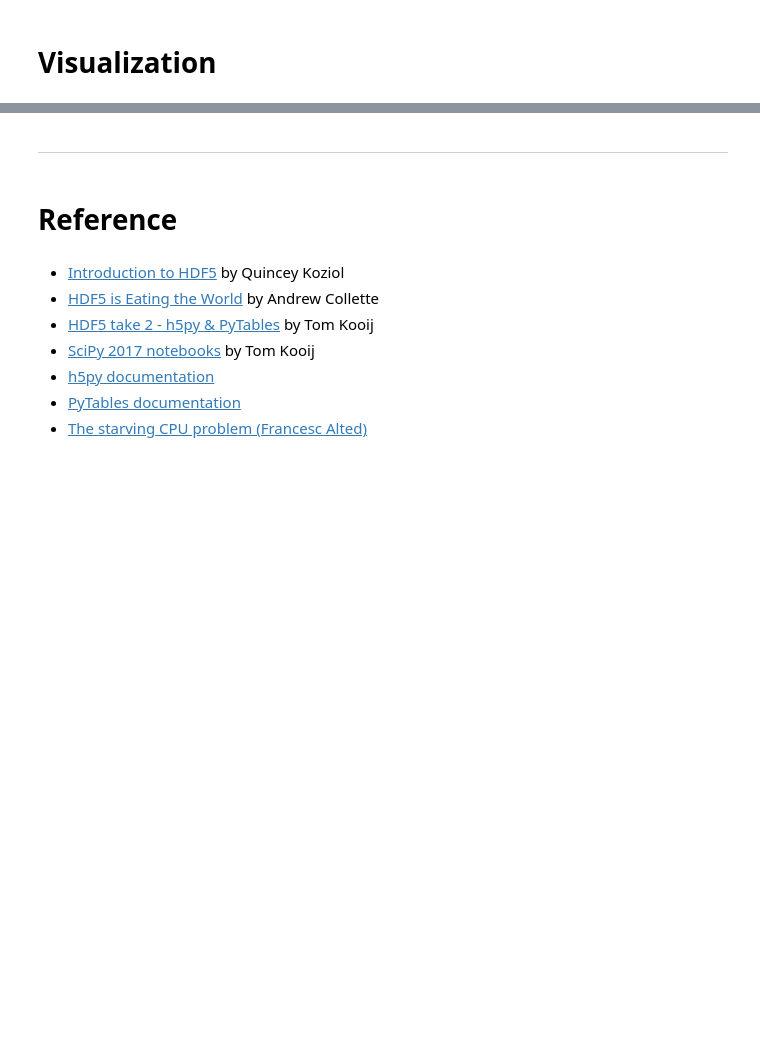
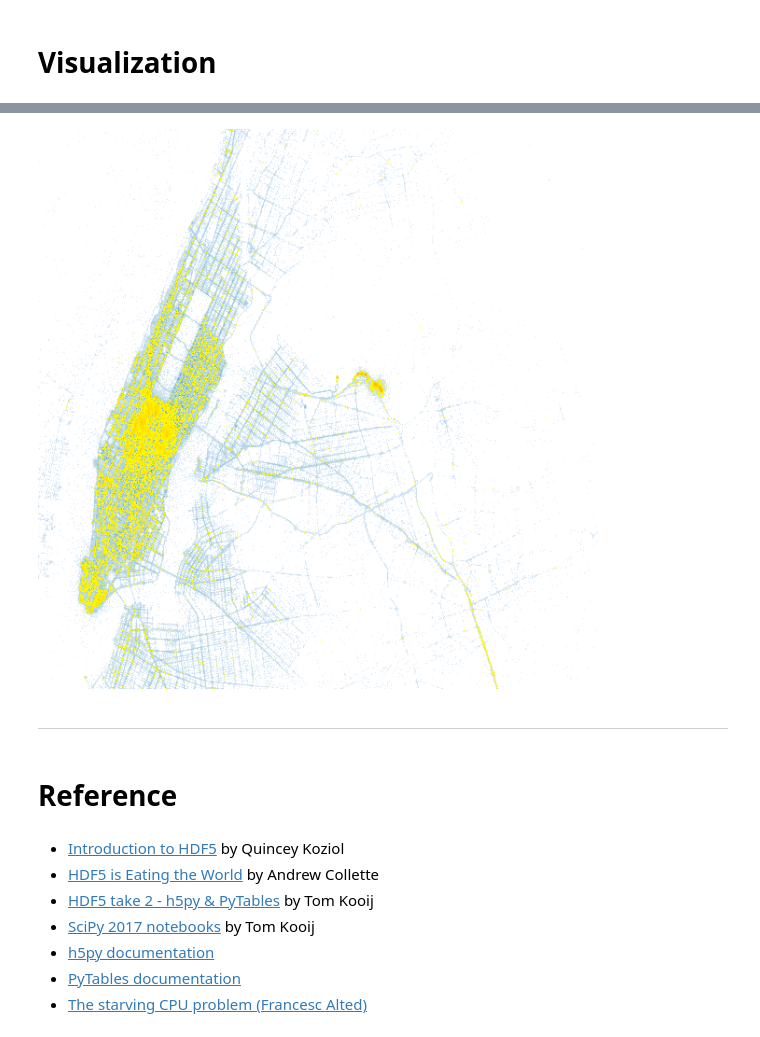
Before and after one commit to jackdbd/hdf5-pydata-munich, a Jupyter notebook: hdf5_in_python.ipynb, the cells around one changed output, grey strips where cells are left out. Saved outputs shown, nothing was run; the diff lists cells and outputs as text; code cells hidden in the pictures; blank space fills up the shorter version.

```diff
--- a/hdf5_in_python.ipynb
+++ b/hdf5_in_python.ipynb
@@ -542,6 +577,0 @@ condition = """((passenger_count > 3)) & (trip_distance > 30)"""
-# %%
-%%time
-with tb.open_file(filename='data/NYC-yellow-taxis.h5', mode='r') as f:
-    table = f.get_node(where=table_where)
-    results = [x['total_amount'] for x in table.where(condition)]
-    print('Rows that match the condition: {}'.format(len(results)))
@@ -552,6 +577,0 @@ Wall time: 6.68 s
-# %%
-%%time
-with tb.open_file(filename='data/NYC-yellow-taxis-indexed.h5', mode='r') as f:
-    table = f.get_node(where=table_where)
-    results = [x['total_amount'] for x in table.where(condition)]
-    print('Rows that match the condition: {}'.format(len(results)))
@@ -574,7 +580,10 @@ condition = """((passenger_count > 3)) & (trip_distance > 20.5)"""
 # %%
 %%time
-with tb.open_file(filename='data/NYC-yellow-taxis-indexed.h5', mode='r') as f:
-    table = f.get_node(where=table_where)
-    coordinates = [(x['pickup_latitude'], x['pickup_longitude']) for x in table.where(condition)]
-    print('Matches: {}'.format(len(coordinates)))
+condition = """(passenger_count > 2) & (trip_distance > 10.5)"""
+with tb.open_file(filename='data/NYC-yellow-taxis-january.h5', mode='r') as f:
+    table = f.get_node(where='/yellow_2015_01')
+    matches = [(x['pickup_x'], x['pickup_y'], x['passenger_count']) for x in table.where(condition)]
+
+df_matches = pd.DataFrame(matches, columns=['pickup_x', 'pickup_y', 'passenger_count'])
+print(df_matches.shape)
 # %% [output]
@@ -646,3 +593,17 @@ py.iplot(fig)
+# %%
+cvs = ds.Canvas(plot_width=600, plot_height=600, x_range=x_range, y_range=y_range)
+
+agg1 = cvs.points(source=df, x='pickup_x', y='pickup_y', agg=ds.count('passenger_count'))
+img1 = tf.shade(agg, cmap=['#deebf7','#9ecae1','#3182bd'], how='log')
+
+agg2 = cvs.points(source=df_matches, x='pickup_x', y='pickup_y', agg=ds.count('passenger_count'))
+img2 = tf.shade(agg2, cmap=['yellow', 'orange'], how='log')
+
+img = tf.stack(img1, img2)
+# %%
+img
+# %% [output]
+[figure, added]
 # %% [markdown]
 ---
 # %% [markdown]
```
Also changed, not shown: parts of 53 cells of this notebook.
